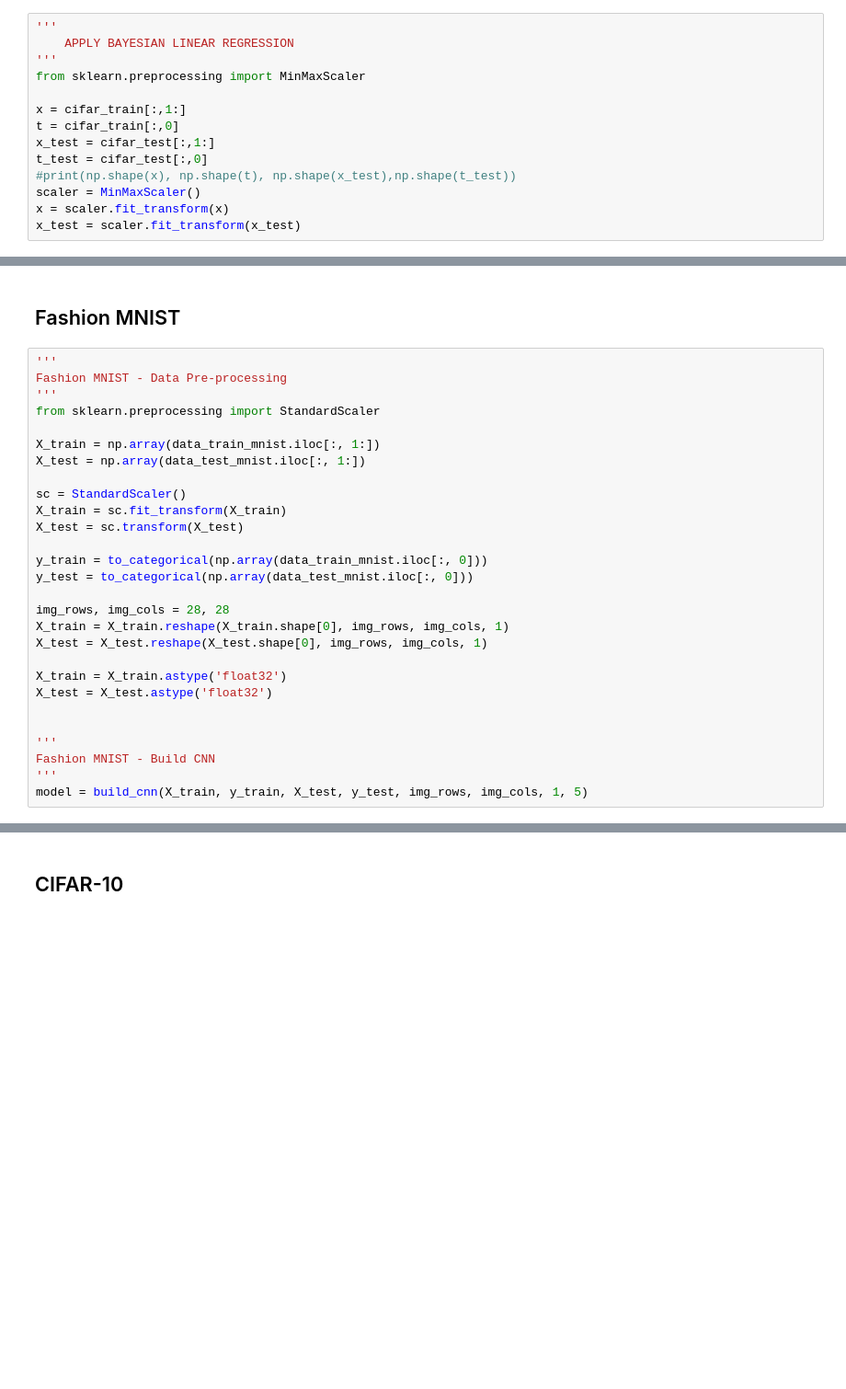
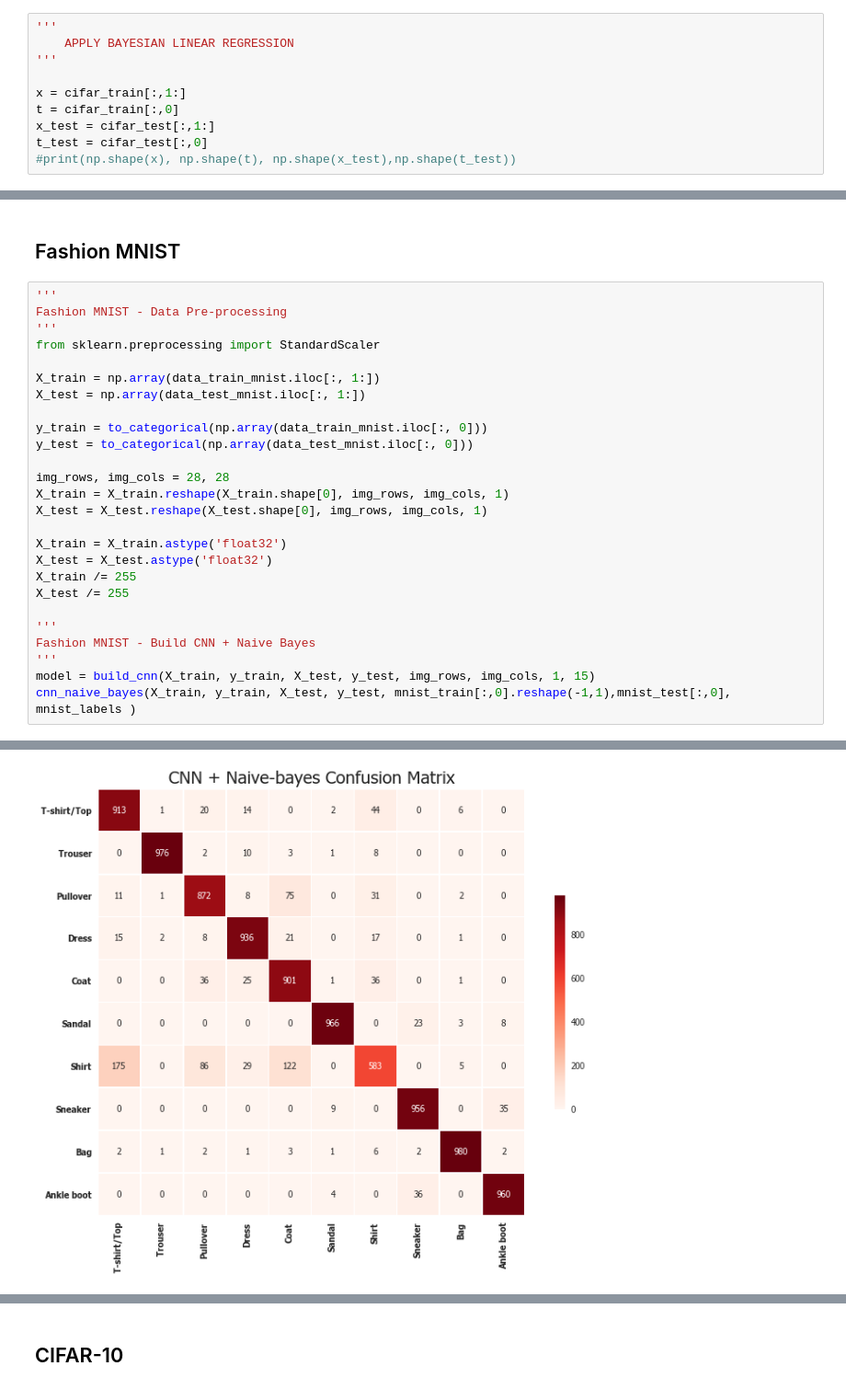
Before and after one commit to sgiammy/ASI-course, a Jupyter notebook: ae2018/ae2018.ipynb, the cells around one changed output, grey strips where cells are left out. Shown at 92% size. Drawn from its saved outputs; the diff is of its cells as text; blank space fills up the shorter version.

```diff
--- a/ae2018/ae2018.ipynb
+++ b/ae2018/ae2018.ipynb
@@ -779,16 +779,12 @@ for k in range(K-1):
 '''
     APPLY BAYESIAN LINEAR REGRESSION
 '''
-from sklearn.preprocessing import MinMaxScaler
 
 x = cifar_train[:,1:]
 t = cifar_train[:,0]
 x_test = cifar_test[:,1:]
 t_test = cifar_test[:,0]
 #print(np.shape(x), np.shape(t), np.shape(x_test),np.shape(t_test))
-scaler = MinMaxScaler()
-x = scaler.fit_transform(x)
-x_test = scaler.fit_transform(x_test)
 # %%
 K = 2
 predictions = np.zeros(( K-1, len(x_test)))
@@ -873,10 +910,6 @@ from sklearn.preprocessing import StandardScaler
 
 X_train = np.array(data_train_mnist.iloc[:, 1:])
 X_test = np.array(data_test_mnist.iloc[:, 1:])
-
-sc = StandardScaler()
-X_train = sc.fit_transform(X_train)
-X_test = sc.transform(X_test)
 
 y_train = to_categorical(np.array(data_train_mnist.iloc[:, 0]))
 y_test = to_categorical(np.array(data_test_mnist.iloc[:, 0]))
@@ -887,12 +920,14 @@ X_test = X_test.reshape(X_test.shape[0], img_rows, img_cols, 1)
 
 X_train = X_train.astype('float32')
 X_test = X_test.astype('float32')
-
+X_train /= 255
+X_test /= 255
 
 '''
-Fashion MNIST - Build CNN
+Fashion MNIST - Build CNN + Naive Bayes
 '''
-model = build_cnn(X_train, y_train, X_test, y_test, img_rows, img_cols, 1, 5)
+model = build_cnn(X_train, y_train, X_test, y_test, img_rows, img_cols, 1, 15)
+cnn_naive_bayes(X_train, y_train, X_test, y_test, mnist_train[:,0].reshape(-1,1),mnist_test[:,0], mnist_labels )
 # %% [output]
 _________________________________________________________________
 Layer (type)                 Output Shape              Param #
@@ -913,0 +949 @@ loss:  0.2454239982485771
+[figure, added]
```
Also changed, not shown: parts of 18 cells of this notebook.
